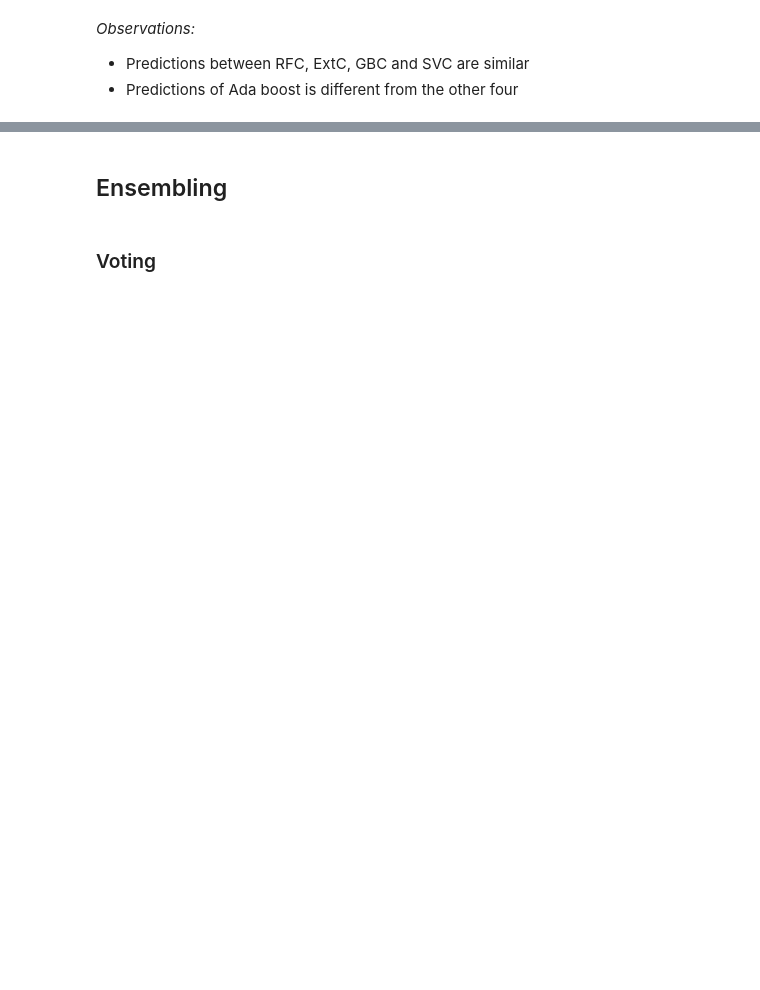
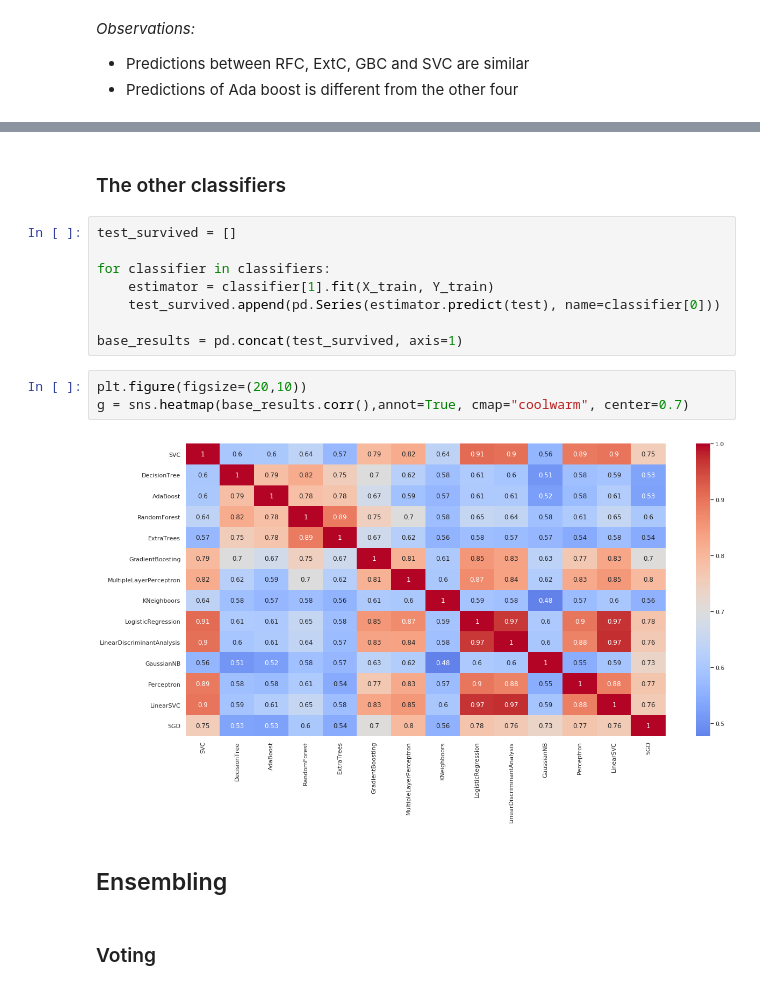
Before and after one commit to yuki678/kaggle, a Jupyter notebook: Titanic/Titanic Ensemble Model Test.ipynb, the cells around one changed output, grey strips where cells are left out. Saved outputs shown, nothing was run; the diff lists cells and outputs as text; blank space fills up the shorter version.

```diff
--- a/Titanic/Titanic Ensemble Model Test.ipynb
+++ b/Titanic/Titanic Ensemble Model Test.ipynb
@@ -988,3 +1111,18 @@ g= sns.heatmap(ensemble_results.corr(),annot=True, cmap="coolwarm", center=0.7)
+# %% [markdown]
+### The other classifiers
+# %%
+test_survived = []
+
+for classifier in classifiers:
+    estimator = classifier[1].fit(X_train, Y_train)
+    test_survived.append(pd.Series(estimator.predict(test), name=classifier[0]))
+
+base_results = pd.concat(test_survived, axis=1)
+# %%
+plt.figure(figsize=(20,10))
+g = sns.heatmap(base_results.corr(),annot=True, cmap="coolwarm", center=0.7)
+# %% [output]
+[figure, added]
 # %% [markdown]
 ## Ensembling
 # %% [markdown]
```
Also changed, not shown: parts of 33 cells of this notebook.
